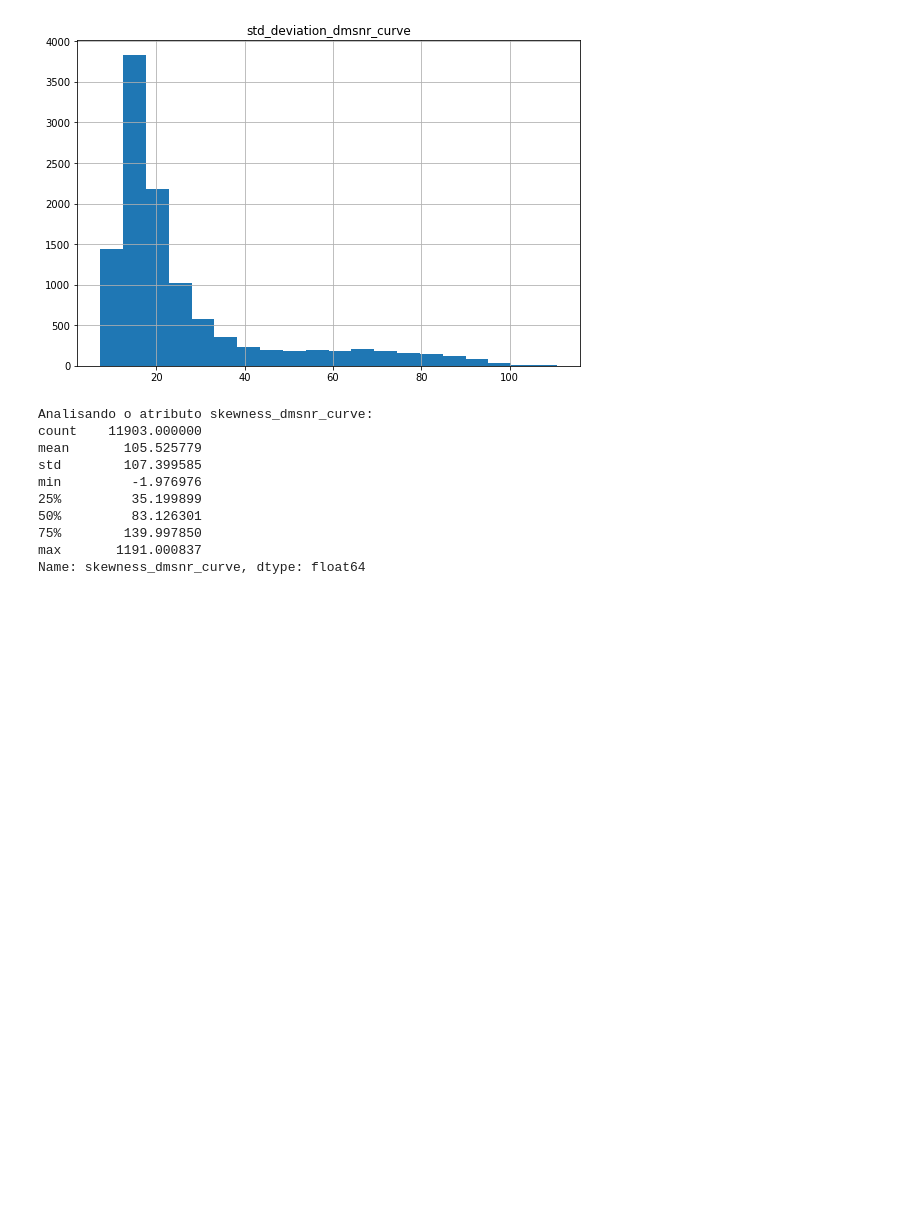
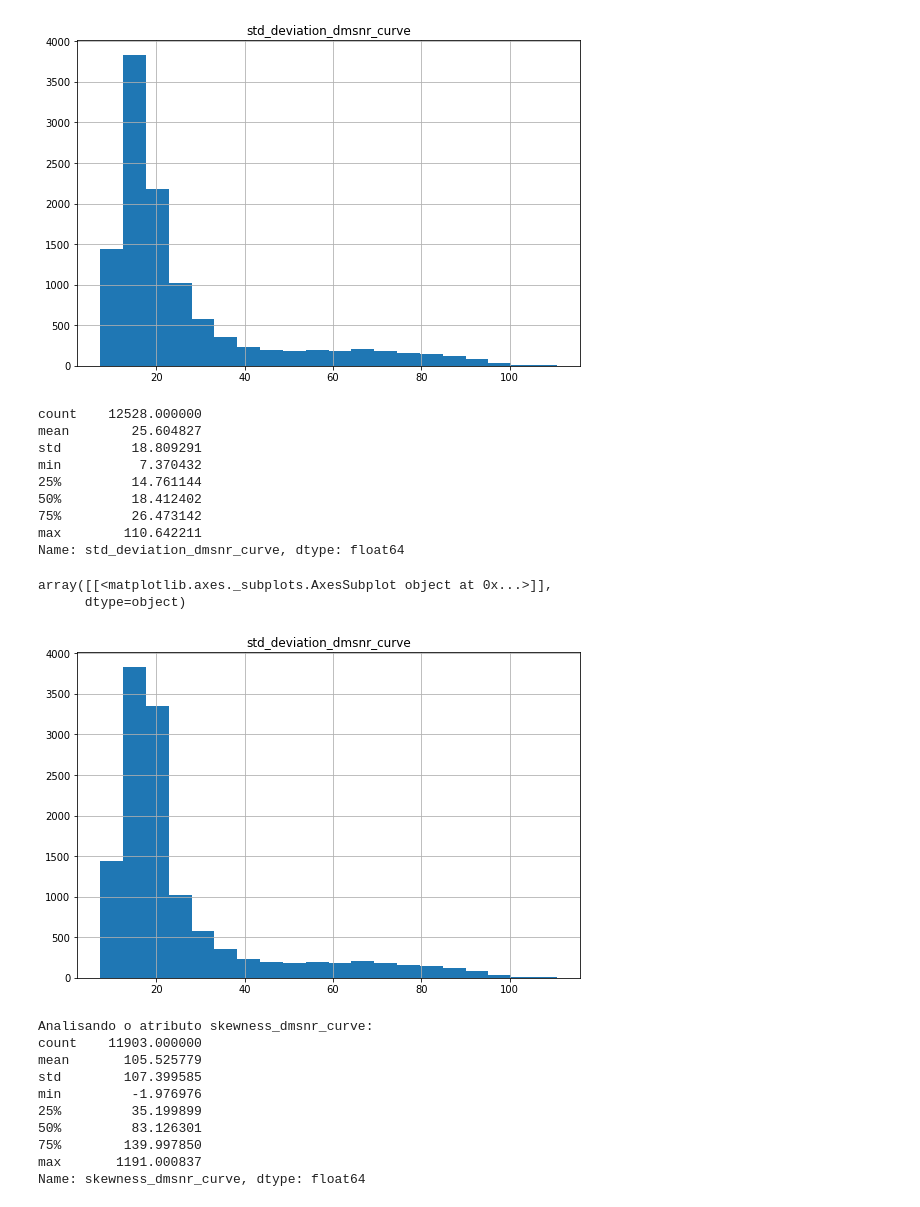
Before and after one commit to dsarj/tcc_previsao_pulsares, a Jupyter notebook: pulse_star.ipynb, the cells around one changed output. Drawn from its saved outputs; the diff is of its cells as text; code cells hidden in the pictures; blank space fills up the shorter version.

```diff
--- a/pulse_star.ipynb
+++ b/pulse_star.ipynb
@@ -195,6 +221,32 @@ Name: std_deviation_dmsnr_curve, dtype: float64
 array([[<matplotlib.axes._subplots.AxesSubplot object at 0x...>]],
       dtype=object)
 [figure]
+# %%
+# Preenchendo os valores faltantes da coluna com a mediana
+mediana = np.median([el for el in ps_train["std_deviation_dmsnr_curve"] if (np.isnan(el) == False)])
+
+novo_valor = np.where(ps_train["std_deviation_dmsnr_curve"].isnull(),
+                   mediana,
+                   ps_train["std_deviation_dmsnr_curve"])
+ps_train["std_deviation_dmsnr_curve"] = novo_valor
+
+print(ps_train["std_deviation_dmsnr_curve"].describe())
+ps_train.hist(column='std_deviation_dmsnr_curve',
+                   figsize=(9,6),
+                   bins=20)
+# %% [output]
+count    12528.000000
+mean        25.604827
+std         18.809291
+min          7.370432
+25%         14.761144
+50%         18.412402
+75%         26.473142
+max        110.642211
+Name: std_deviation_dmsnr_curve, dtype: float64
+array([[<matplotlib.axes._subplots.AxesSubplot object at 0x...>]],
+      dtype=object)
+[figure, added]
 # %%
 # Analisando a coluna skewness_dmsnr_curve
 print("\nAnalisando o atributo skewness_dmsnr_curve:")
```
Also changed, not shown: parts of 3 cells of this notebook.
